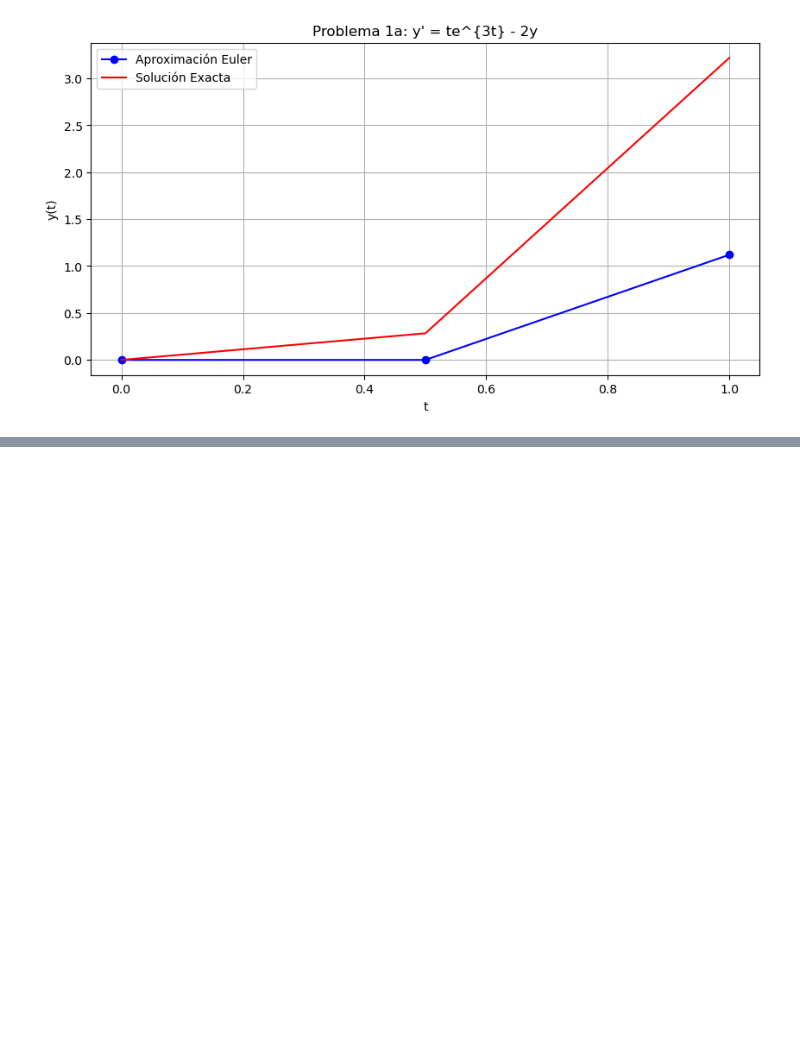
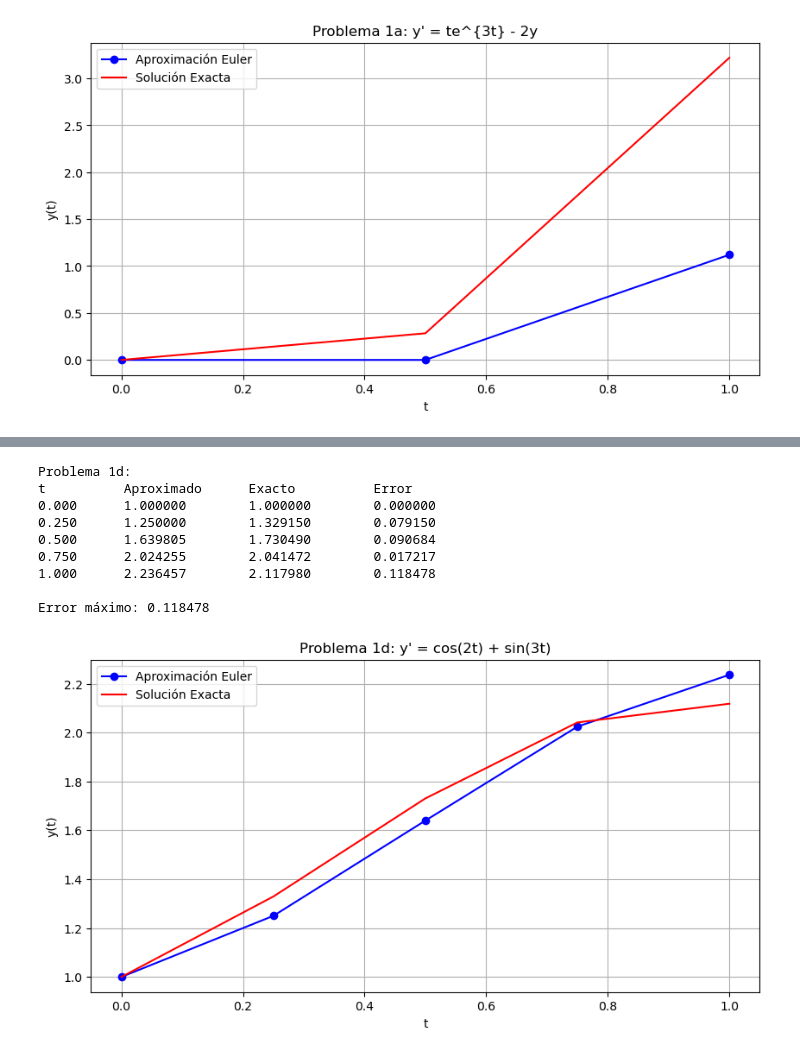
Before and after one commit to JASL22/-Tarea-12-Ejercicios-Unidad-05-A-ODE-Metodo-de-Euler, a Jupyter notebook: Deber 12.ipynb, the cells around one changed output, grey strips where cells are left out. Cells and saved outputs as stored; diff of their text form; code cells hidden in the pictures; blank space fills up the shorter version.

```diff
--- a/Deber 12.ipynb
+++ b/Deber 12.ipynb
@@ -157,0 +228,36 @@ Error máximo: 2.098677
+# %%
+# 1.d)
+# Parámetros
+t0, y0 = 0, 1
+h = 0.25
+n = int(1/h)
+
+# Solución
+t, y = euler_method(f1d, t0, y0, h, n)
+errors, y_exact = calculate_errors(t, y, sol1d)
+
+# Resultados
+print("Problema 1d:")
+print_results(t, y, y_exact, errors)
+
+# Gráfico
+plt.figure(figsize=(10, 5))
+plt.plot(t, y, 'bo-', label='Aproximación Euler')
+plt.plot(t, y_exact, 'r-', label='Solución Exacta')
+plt.title("Problema 1d: y' = cos(2t) + sin(3t)")
+plt.xlabel('t')
+plt.ylabel('y(t)')
+plt.legend()
+plt.grid()
+plt.show()
+# %% [output]
+Problema 1d:
+t          Aproximado      Exacto          Error
+0.000      1.000000        1.000000        0.000000
+0.250      1.250000        1.329150        0.079150
+0.500      1.639805        1.730490        0.090684
+0.750      2.024255        2.041472        0.017217
+1.000      2.236457        2.117980        0.118478
+
+Error máximo: 0.118478
+[figure, added]
```
Also changed, not shown: parts of 2 cells of this notebook.
